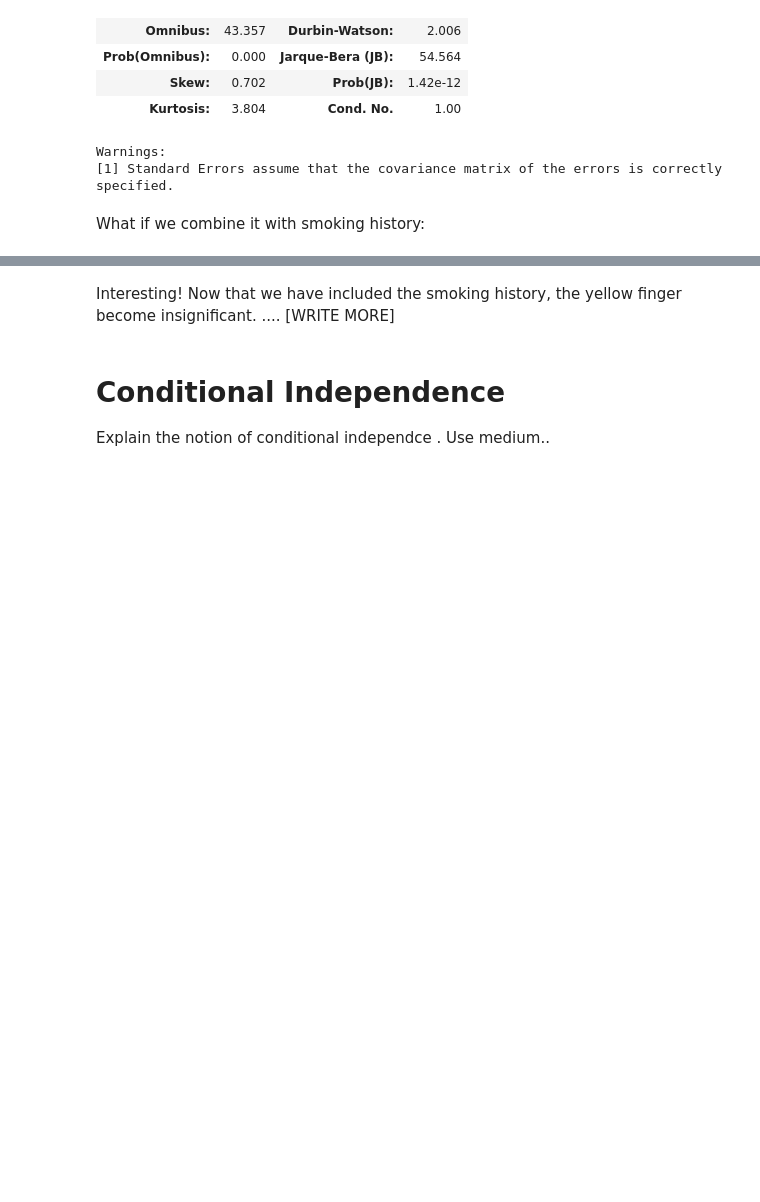
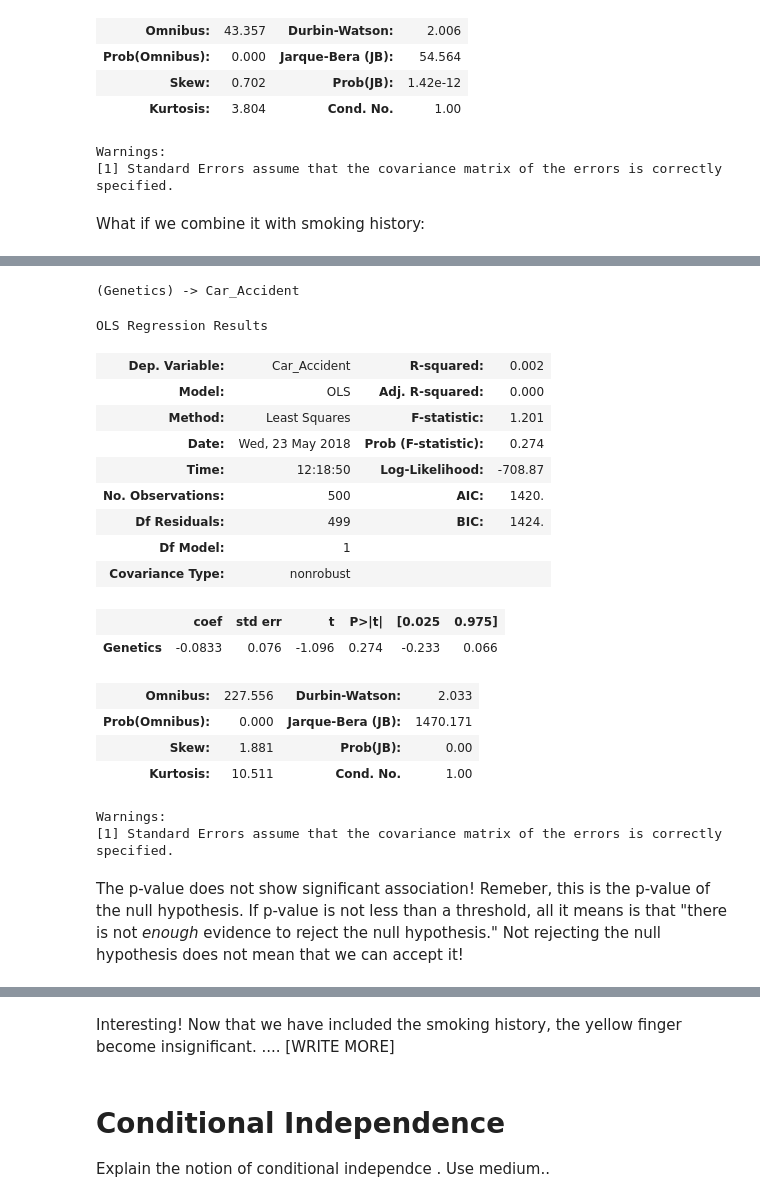
Before and after one commit to dbmi-pitt/DataScienceCourse, a Jupyter notebook: onCausality/OnCausality.ipynb, the cells around one changed output, grey strips where cells are left out. Saved outputs shown, nothing was run; the diff lists cells and outputs as text; code cells hidden in the pictures; blank space fills up the shorter version.

```diff
--- a/onCausality/OnCausality.ipynb
+++ b/onCausality/OnCausality.ipynb
@@ -115,0 +126,27 @@ Warnings:
+# %%
+print("(Genetics) -> Car_Accident ")
+model = OLS(data[['Car_Accident']],data[['Genetics']])
+result = model.fit()
+result.summary()
+# %% [output]
+(Genetics) -> Car_Accident
+OLS Regression Results
+| Dep. Variable: | Car_Accident | R-squared: | 0.002 |
+| Model: | OLS | Adj. R-squared: | 0.000 |
+| Method: | Least Squares | F-statistic: | 1.201 |
+| Date: | Wed, 23 May 2018 | Prob (F-statistic): | 0.274 |
+| Time: | 12:18:50 | Log-Likelihood: | -708.87 |
+| No. Observations: | 500 | AIC: | 1420. |
+| Df Residuals: | 499 | BIC: | 1424. |
+| Df Model: | 1 |  |  |
+| Covariance Type: | nonrobust |  |  |
+|  | coef | std err | t | P>|t| | [0.025 | 0.975] |
+| Genetics | -0.0833 | 0.076 | -1.096 | 0.274 | -0.233 | 0.066 |
+| Omnibus: | 227.556 | Durbin-Watson: | 2.033 |
+| Prob(Omnibus): | 0.000 | Jarque-Bera (JB): | 1470.171 |
+| Skew: | 1.881 | Prob(JB): | 0.00 |
+| Kurtosis: | 10.511 | Cond. No. | 1.00 |
+Warnings:
+[1] Standard Errors assume that the covariance matrix of the errors is correctly specified.
+# %% [markdown]
+The p-value does not show significant association! Remeber, this is the p-value of the null hypothesis. If p-value is not less than a threshold, all it means is that "there is not *enough* evidence to reject the null hypothesis." Not rejecting the null hypothesis does not mean that we can accept it!
```
Also changed, not shown: parts of 14 cells of this notebook, 1 other file.
